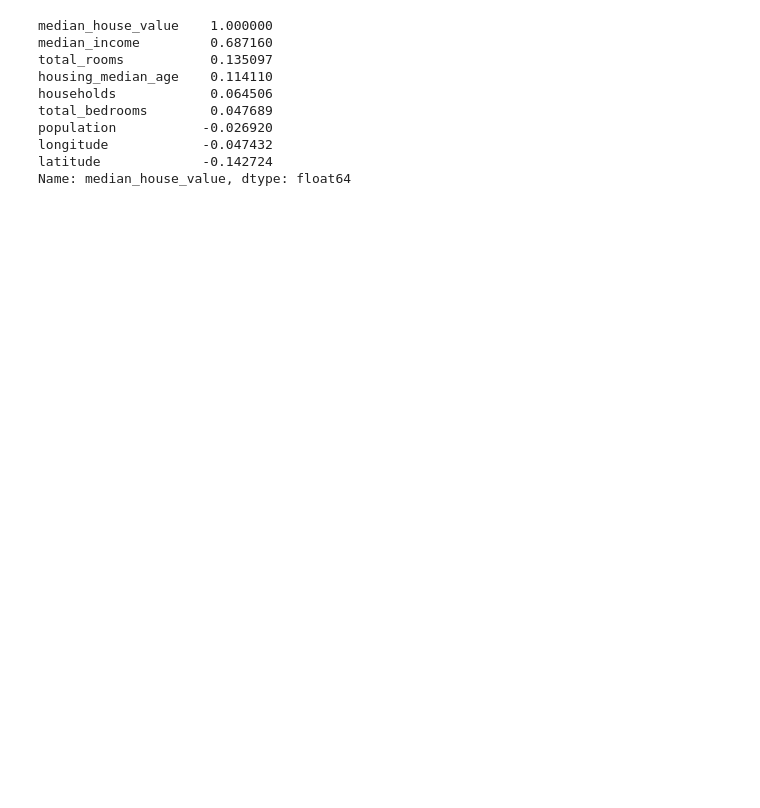
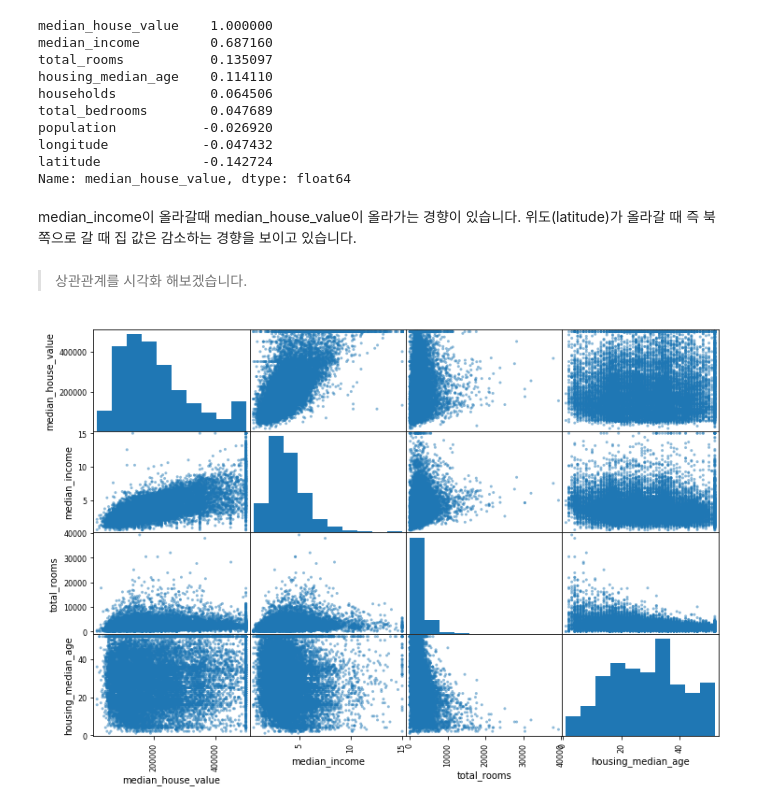
Before and after one commit to jeonghunyoon/machine-learning-lecture-notes-old, a Jupyter notebook: 01. 머신러닝 맛보기.ipynb, the cells around one changed output. Drawn from its saved outputs; the diff is of its cells as text; code cells hidden in the pictures; blank space fills up the shorter version.

```diff
--- a/01. 머신러닝 맛보기.ipynb
+++ b/01. 머신러닝 맛보기.ipynb
@@ -137,3 +144,15 @@ population           -0.026920
 longitude            -0.047432
 latitude             -0.142724
 Name: median_house_value, dtype: float64
+# %% [markdown]
+median_income이 올라갈때 median_house_value이 올라가는 경향이 있습니다. 위도(latitude)가 올라갈 때 즉 북쪽으로 갈 때 집 값은 감소하는 경향을 보이고 있습니다.
+# %% [markdown]
+> 상관관계를 시각화 해보겠습니다.
+# %%
+from pandas.plotting import scatter_matrix
+
+attrs = ['median_house_value', 'median_income', 'total_rooms', 'housing_median_age']
+scatter_matrix(eda_train_set[attrs], figsize=(12, 8))
+plt.show()
+# %% [output]
+[figure, added]
```
Also changed, not shown: parts of 31 cells of this notebook.
